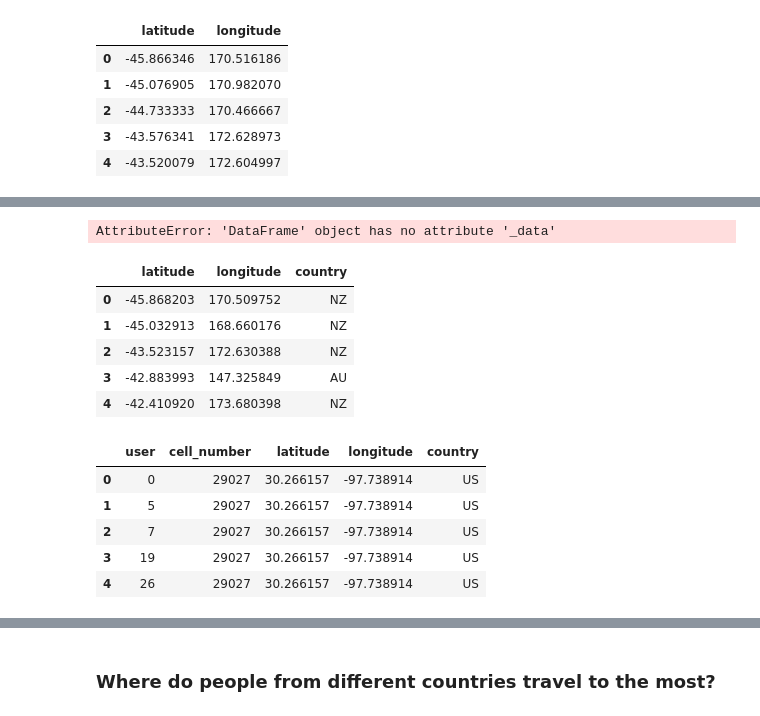
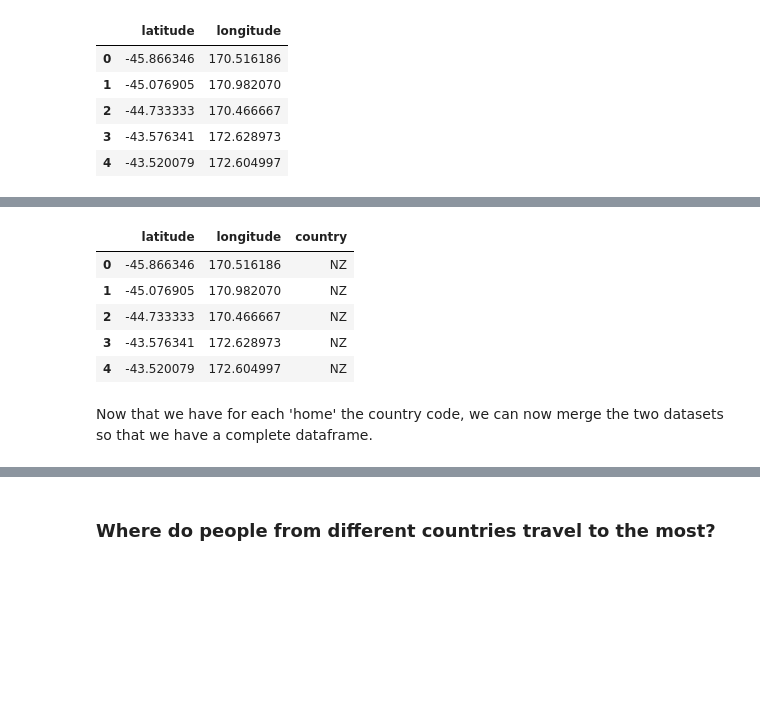
Before and after one commit to epfl-ada/ada-2020-project-milestone-p3-p3_pia, a Jupyter notebook: extension_analysis.ipynb, the cells around one changed output, grey strips where cells are left out. Cells and saved outputs as stored; diff of their text form; code cells hidden in the pictures; blank space fills up the shorter version.

```diff
--- a/extension_analysis.ipynb
+++ b/extension_analysis.ipynb
@@ -239,5 +266,0 @@ hm_countries_b = pd.read_pickle("homes_countries_b.pkl")
-# %%
-# Maina: mais ca ca marche pas et donc tout le reste sur brightkite ne marche pas non plus
-hm_countries_b.head()
-# %% [output]
-AttributeError: 'DataFrame' object has no attribute '_data'
@@ -247,12 +267,15 @@ AttributeError: 'DataFrame' object has no attribute '_data'
 # %%
-hm_countries_g = pd.read_pickle("homes_countries_g.pkl")
+homes_countries_b = pd.read_pickle("data/homes_countries_b.pkl")
+homes_countries_g = pd.read_pickle("data/homes_countries_g.pkl")
 # %%
-hm_countries_g.head()
+homes_countries_b.head()
 # %% [output]
 |  | latitude | longitude | country |
-| 0 | -45.868203 | 170.509752 | NZ |
-| 1 | -45.032913 | 168.660176 | NZ |
-| 2 | -43.523157 | 172.630388 | NZ |
-| 3 | -42.883993 | 147.325849 | AU |
-| 4 | -42.410920 | 173.680398 | NZ |
+| 0 | -45.866346 | 170.516186 | NZ |
+| 1 | -45.076905 | 170.982070 | NZ |
+| 2 | -44.733333 | 170.466667 | NZ |
+| 3 | -43.576341 | 172.628973 | NZ |
+| 4 | -43.520079 | 172.604997 | NZ |
+# %% [markdown]
+Now that we have for each 'home' the country code, we can now merge the two datasets so that we have a complete dataframe.
 # %%
@@ -261,10 +283,0 @@ hm_countries_g = homes_g.merge(hm_countries_g, on=['latitude', 'longitude'])
-# %%
-# hm_countries_b.head()
-hm_countries_g.head()
-# %% [output]
-|  | user | cell_number | latitude | longitude | country |
-| 0 | 0 | 29027 | 30.266157 | -97.738914 | US |
-| 1 | 5 | 29027 | 30.266157 | -97.738914 | US |
-| 2 | 7 | 29027 | 30.266157 | -97.738914 | US |
-| 3 | 19 | 29027 | 30.266157 | -97.738914 | US |
-| 4 | 26 | 29027 | 30.266157 | -97.738914 | US |
```
Also changed, not shown: parts of 37 cells of this notebook, 1 other file.
